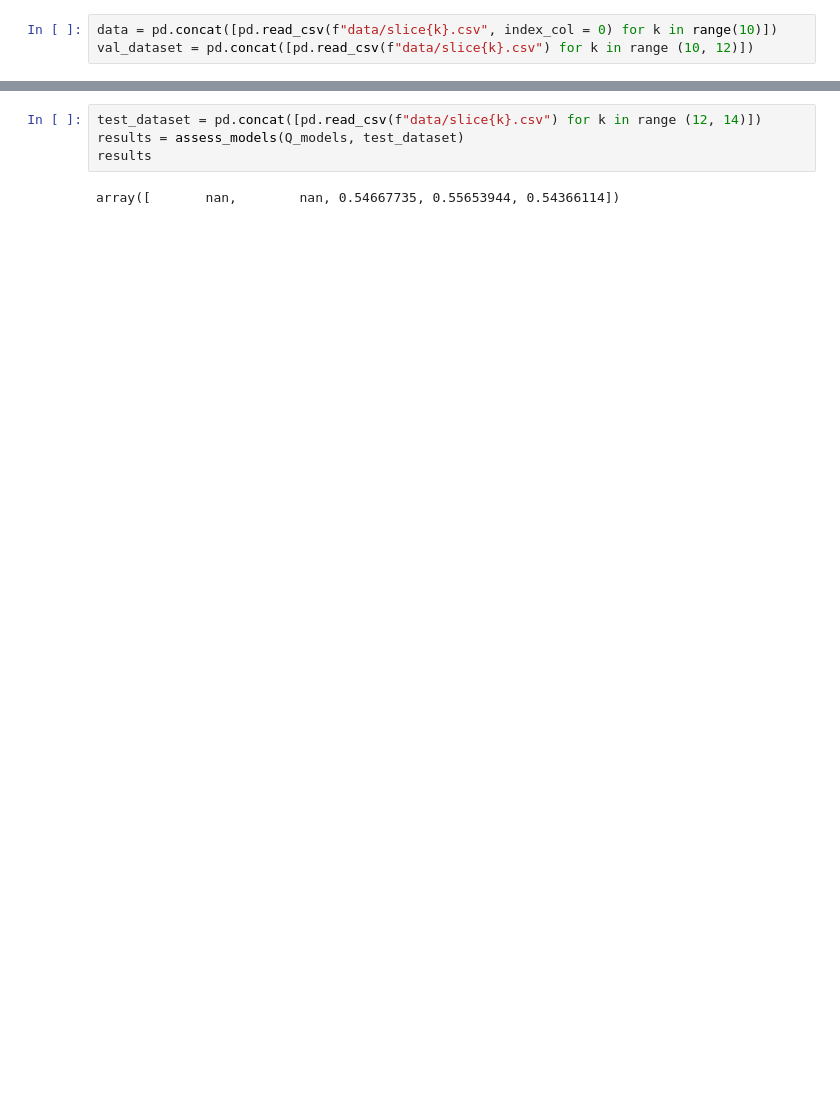
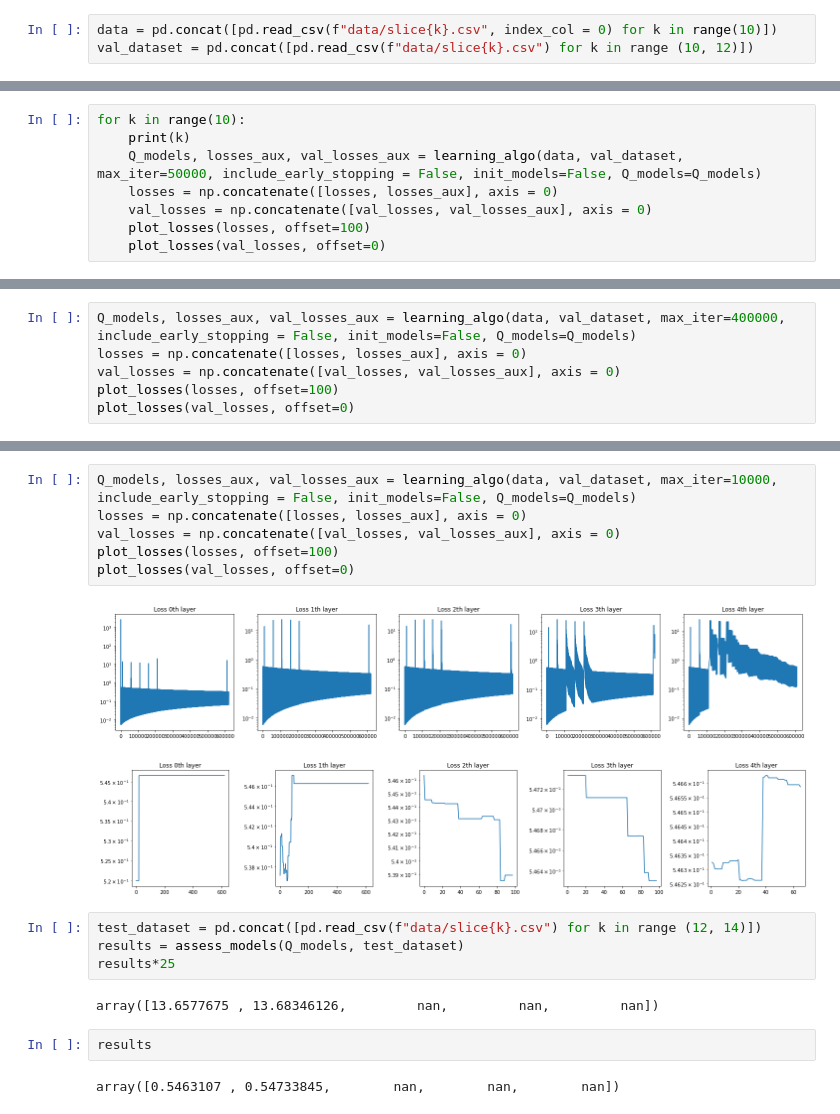
Before and after one commit to SimonPierreC/RL-for-bridge-bidding, a Jupyter notebook: main.ipynb, the cells around one changed output, grey strips where cells are left out. Drawn from its saved outputs; the diff is of its cells as text; blank space fills up the shorter version.

```diff
--- a/main.ipynb
+++ b/main.ipynb
@@ -98,0 +124,8 @@ plot_losses(val_losses, offset=0)
+# %%
+for k in range(10):
+    print(k)
+    Q_models, losses_aux, val_losses_aux = learning_algo(data, val_dataset, max_iter=50000, include_early_stopping = False, init_models=False, Q_models=Q_models)
+    losses = np.concatenate([losses, losses_aux], axis = 0)
+    val_losses = np.concatenate([val_losses, val_losses_aux], axis = 0)
+    plot_losses(losses, offset=100)
+    plot_losses(val_losses, offset=0)
@@ -98,0 +144,6 @@ plot_losses(val_losses, offset=0)
+# %%
+Q_models, losses_aux, val_losses_aux = learning_algo(data, val_dataset, max_iter=400000, include_early_stopping = False, init_models=False, Q_models=Q_models)
+losses = np.concatenate([losses, losses_aux], axis = 0)
+val_losses = np.concatenate([val_losses, val_losses_aux], axis = 0)
+plot_losses(losses, offset=100)
+plot_losses(val_losses, offset=0)
@@ -99,6 +153,19 @@ plot_losses(val_losses, offset=0)
+# %%
+Q_models, losses_aux, val_losses_aux = learning_algo(data, val_dataset, max_iter=10000, include_early_stopping = False, init_models=False, Q_models=Q_models)
+losses = np.concatenate([losses, losses_aux], axis = 0)
+val_losses = np.concatenate([val_losses, val_losses_aux], axis = 0)
+plot_losses(losses, offset=100)
+plot_losses(val_losses, offset=0)
+# %% [output]
+[figure, added]
+[figure, added]
 # %%
 test_dataset = pd.concat([pd.read_csv(f"data/slice{k}.csv") for k in range (12, 14)])
 results = assess_models(Q_models, test_dataset)
-results
+results*25
 # %% [output]
-array([       nan,        nan, 0.54667735, 0.55653944, 0.54366114])
+array([13.6577675 , 13.68346126,         nan,         nan,         nan])
+# %%
+results
+# %% [output]
+array([0.5463107 , 0.54733845,        nan,        nan,        nan])
```
Also changed, not shown: parts of 10 cells of this notebook, 2 other files.
